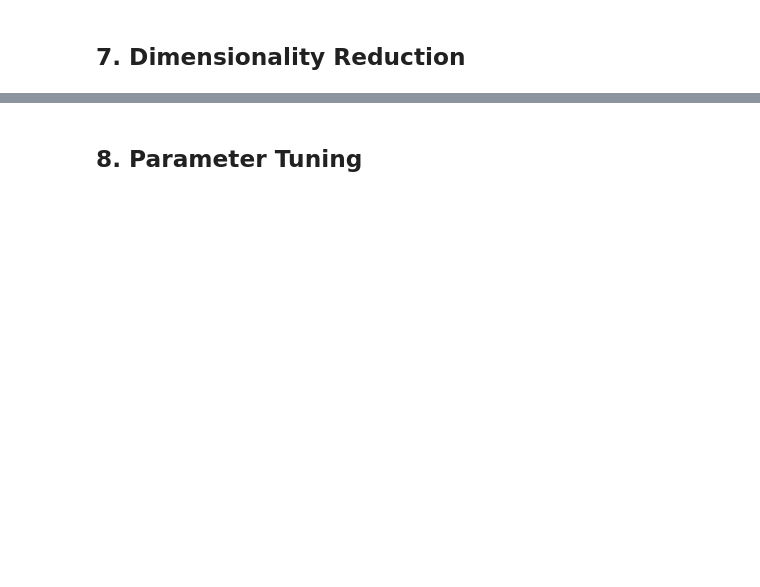
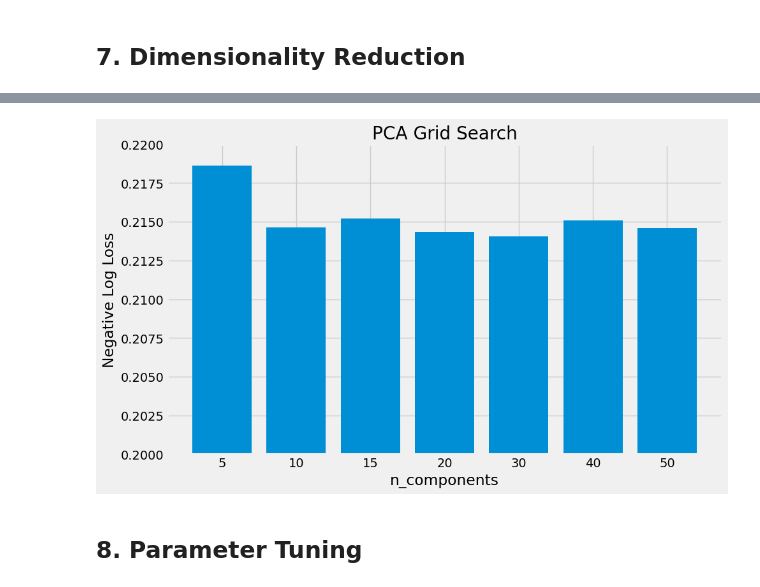
Before and after one commit to donelianc/my-kaggle-tools, a Jupyter notebook: competitions/tabular-playground-series-oct-2022/notebooks/0.0-ic-first-model.ipynb, the cells around one changed output, grey strips where cells are left out. Drawn from its saved outputs; the diff is of its cells as text; code cells hidden in the pictures; blank space fills up the shorter version.

```diff
--- a/competitions/tabular-playground-series-oct-2022/notebooks/0.0-ic-first-model.ipynb
+++ b/competitions/tabular-playground-series-oct-2022/notebooks/0.0-ic-first-model.ipynb
@@ -477,7 +475,7 @@ dim_reduction_pipe = Pipeline(
         ]
     )
 # %%
-N_FEATURES_OPTIONS = [10, 20, 30]
+N_FEATURES_OPTIONS = [5, 10, 15, 20, 30, 40, 50]
 
 param_grid = [
     {
@@ -542,3 +581,15 @@ ValueError: Input contains NaN
+# %%
+mean_scores = array(pca_grid_search.cv_results_["mean_test_score"])
+
+plt.figure()
+plt.title("PCA Grid Search")
+plt.bar([str(label) for label in N_FEATURES_OPTIONS], -mean_scores)
+plt.xlabel("n_components")
+plt.ylabel("Negative Log Loss")
+plt.ylim(0.20, 0.22)
+plt.show()
+# %% [output]
+[figure, added]
 # %%
 # pipe.fit(X = X_train, y = y_train)
 # pipe.n_features_in_
```
Also changed, not shown: parts of 18 cells of this notebook.
